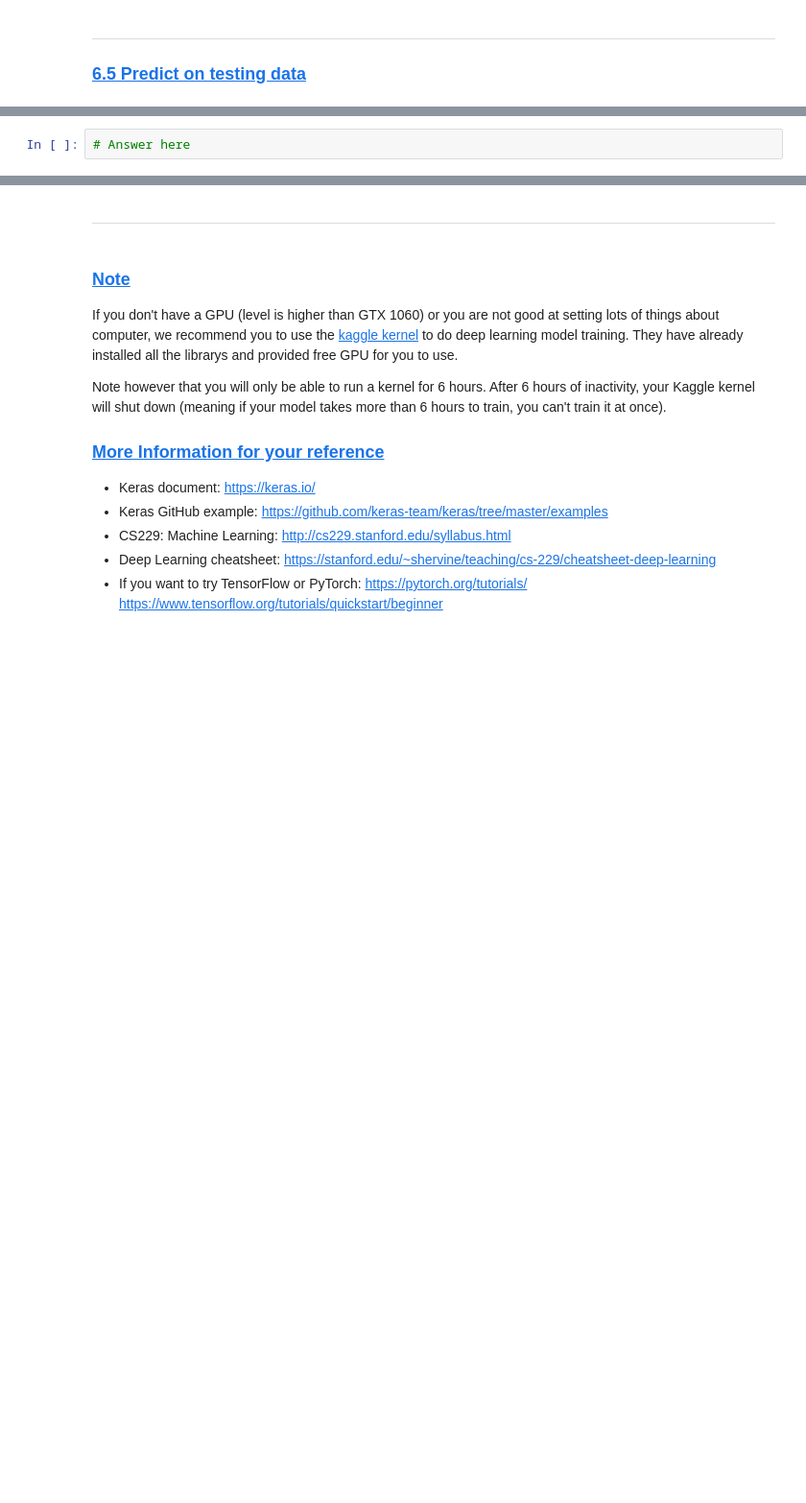
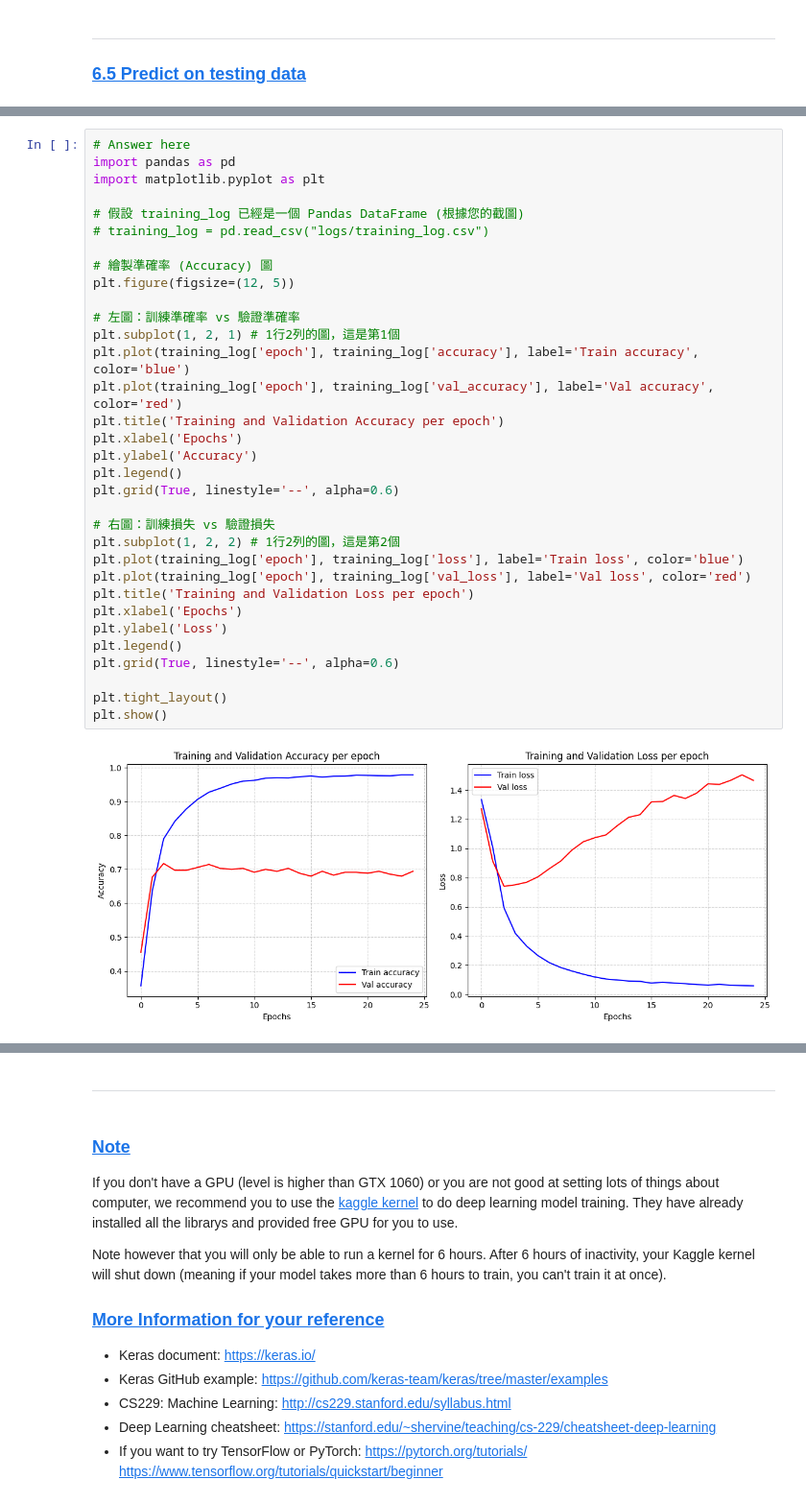
Before and after one commit to equation-Chris/DM2025-Lab2-Exercise, a Jupyter notebook: DM2025-Lab2-Master-Phase_1.ipynb, the cells around one changed output, grey strips where cells are left out. Shown at 96% size. Cells and saved outputs as stored; diff of their text form; blank space fills up the shorter version.

```diff
--- a/DM2025-Lab2-Master-Phase_1.ipynb
+++ b/DM2025-Lab2-Master-Phase_1.ipynb
@@ -742,5 +1033,38 @@ training_log
 Plot the Training and Validation Accuracy and Loss (different plots), just like the images below.(Note: the pictures below are an example from a different model). How to interpret the graphs you got? How are they related to the concept of overfitting/underfitting covered in class?
 
 ![pic3.png](https://github.com/equation-Chris/DM2025-Lab2-Exercise/blob/main/pics/pic3.png?raw=1)  ![pic4.png](https://github.com/equation-Chris/DM2025-Lab2-Exercise/blob/main/pics/pic4.png?raw=1)
-# %%
-# Answer here
+# %%
+# Answer here
+import pandas as pd
+import matplotlib.pyplot as plt
+
+# 假設 training_log 已經是一個 Pandas DataFrame (根據您的截圖)
+# training_log = pd.read_csv("logs/training_log.csv")
+
+# 繪製準確率 (Accuracy) 圖
+plt.figure(figsize=(12, 5))
+
+# 左圖：訓練準確率 vs 驗證準確率
+plt.subplot(1, 2, 1) # 1行2列的圖，這是第1個
+plt.plot(training_log['epoch'], training_log['accuracy'], label='Train accuracy', color='blue')
+plt.plot(training_log['epoch'], training_log['val_accuracy'], label='Val accuracy', color='red')
+plt.title('Training and Validation Accuracy per epoch')
+plt.xlabel('Epochs')
+plt.ylabel('Accuracy')
+plt.legend()
+plt.grid(True, linestyle='--', alpha=0.6)
+
+# 右圖：訓練損失 vs 驗證損失
+plt.subplot(1, 2, 2) # 1行2列的圖，這是第2個
+plt.plot(training_log['epoch'], training_log['loss'], label='Train loss', color='blue')
+plt.plot(training_log['epoch'], training_log['val_loss'], label='Val loss', color='red')
+plt.title('Training and Validation Loss per epoch')
+plt.xlabel('Epochs')
+plt.ylabel('Loss')
+plt.legend()
+plt.grid(True, linestyle='--', alpha=0.6)
+
+plt.tight_layout()
+plt.show()
+# %% [output]
+[figure, added]
```
Also changed, not shown: parts of 44 cells of this notebook.
